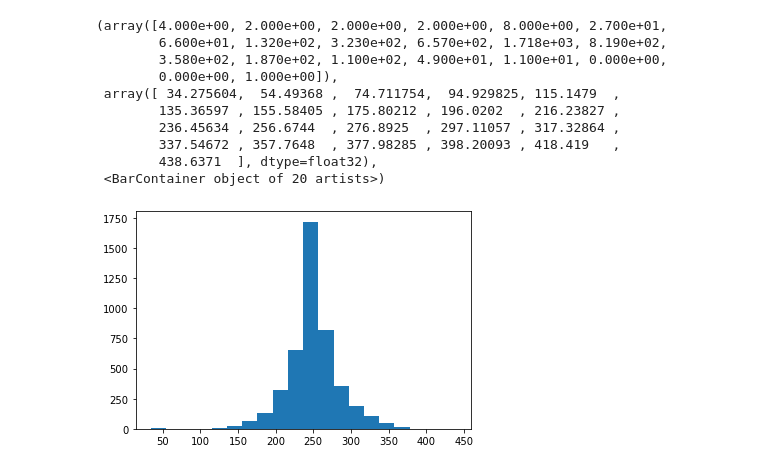
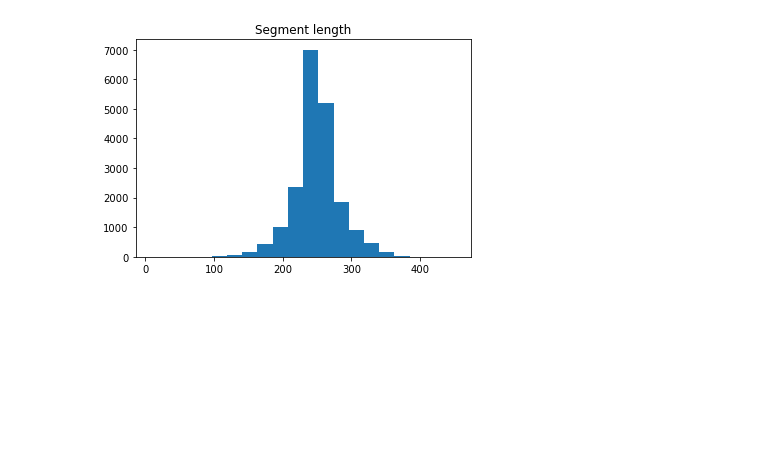
Before and after one commit to tomfrankkirk/tour_de_france, a Jupyter notebook: preprocessing.ipynb, the cells around one changed output. Cells and saved outputs as stored; diff of their text form; code cells hidden in the pictures; blank space fills up the shorter version.

```diff
--- a/preprocessing.ipynb
+++ b/preprocessing.ipynb
@@ -81,23 +91,28 @@ seg_length = 250
 
 def prepare_segments(df, dx):
     n_segs = np.ceil(df['distance'].sum() / dx).astype(int)
-    cols = ['time', 'dist', 'climb', 'ride_dist', 'ride_climb', 'altitude']
-    segments = np.zeros((n_segs, len(cols)), dtype=np.float32)
+    cols = ['time', 'dist', 'climb', 'ride_dist', 'ride_climb', 'altitude', 'long', 'lat']
+    segments = np.empty((n_segs, len(cols)), dtype=np.float32)
     segments = pd.DataFrame(segments, columns=cols)
     for idx in range(n_segs):
         low, high = idx * dx, (idx + 1) * dx
         fltr = (df['ride_distance'] >= low) & (df['ride_distance'] < high)
         if not fltr.any(): continue
-        del_seg = df.loc[fltr,['del_time', 'distance', 'del_elev']].sum(0)
-        start_seg = df.loc[fltr,['ride_distance', 'total_climb', 'elev']].iloc[0]
-        segments.iloc[idx,:] = ((*del_seg.values, *start_seg.values))
+        deltas = df.loc[fltr,['del_time', 'distance', 'del_elev']].sum(0)
+        cumulative = df.loc[fltr,['ride_distance', 'total_climb', 'elev']].iloc[0]
+        xy = np.array(df.loc[fltr,'geometry'].iloc[0].coords).squeeze()
+        segments.iloc[idx,:] = ((*deltas.values, *cumulative.values, *xy))
 
     segments['speed'] = (segments['dist'] / segments['time']).fillna(0)
     segments['dist_remaining'] = segments['dist'].sum() - segments['ride_dist']
-    segments['gradient'] = 100 * segments['climb'] / segments['dist']
+    segments['gradient'] = (100 * segments['climb'] / segments['dist']).fillna(0)
     return segments
 
-all_segments = [ prepare_segments(t.df, seg_length) for t in all_tracks ]
+all_segments = []
+for tidx,t in enumerate(all_tracks):
+    segs = prepare_segments(t.df, seg_length)
+    segs['ride_index'] = tidx
+    all_segments.append(segs)
 # %%
 fig, axes = plt.subplots(2,2, constrained_layout=True, figsize=(10,6))
 segments = all_segments[0]
@@ -127,15 +151,7 @@ all_segments = pd.concat(all_segments)
 all_segments.to_hdf('preproc_segments.h5', 'segments', 'w')
 # %%
 plt.hist(all_segments['dist'], bins=20)
+plt.title('Segment length')
+plt.show()
 # %% [output]
-(array([4.000e+00, 2.000e+00, 2.000e+00, 2.000e+00, 8.000e+00, 2.700e+01,
-        6.600e+01, 1.320e+02, 3.230e+02, 6.570e+02, 1.718e+03, 8.190e+02,
-        3.580e+02, 1.870e+02, 1.100e+02, 4.900e+01, 1.100e+01, 0.000e+00,
-        0.000e+00, 1.000e+00]),
- array([ 34.275604,  54.49368 ,  74.711754,  94.929825, 115.1479  ,
-        135.36597 , 155.58405 , 175.80212 , 196.0202  , 216.23827 ,
-        236.45634 , 256.6744  , 276.8925  , 297.11057 , 317.32864 ,
-        337.54672 , 357.7648  , 377.98285 , 398.20093 , 418.419   ,
-        438.6371  ], dtype=float32),
- <BarContainer object of 20 artists>)
-[figure, old version]
+[figure, new version]
```
Also changed, not shown: parts of 6 cells of this notebook.
